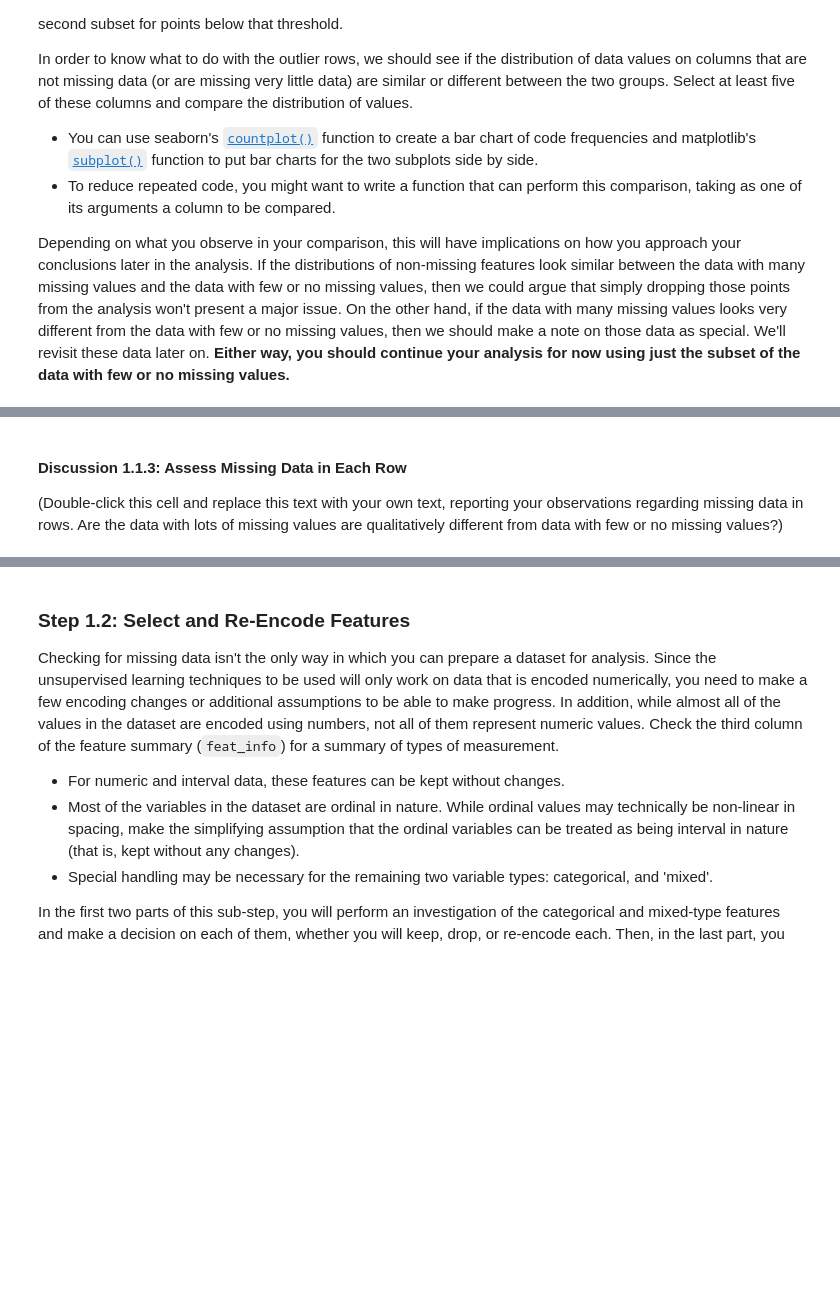
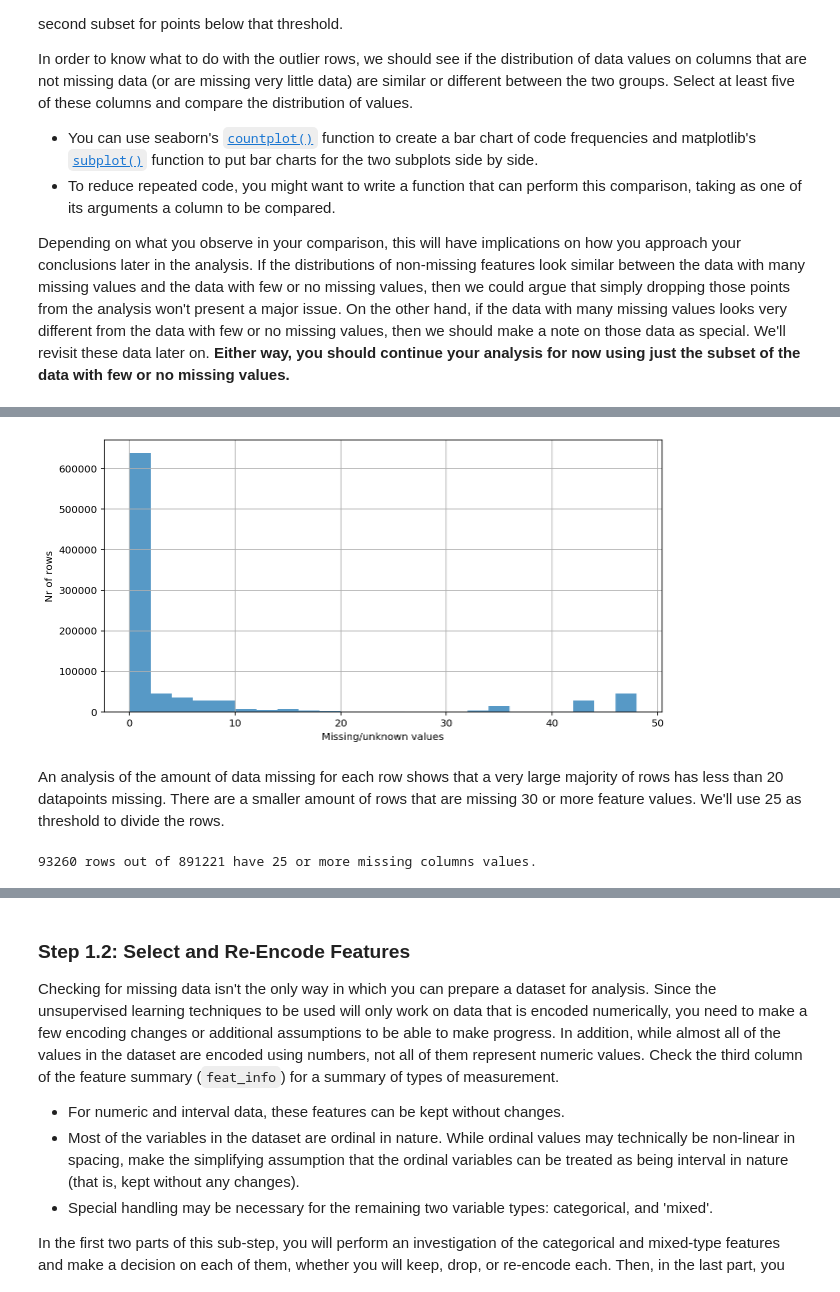
Before and after one commit to jkielbaey/mlnd-customer-segments, a Jupyter notebook: Identify_Customer_Segments.ipynb, the cells around one changed output, grey strips where cells are left out. Cells and saved outputs as stored; diff of their text form; code cells hidden in the pictures; blank space fills up the shorter version.

```diff
--- a/Identify_Customer_Segments.ipynb
+++ b/Identify_Customer_Segments.ipynb
@@ -70,3 +293,5 @@ For the remaining features, are there any patterns in which columns have, or sha
 # %%
 # Remove the outlier columns from the dataset. (You'll perform other data
 # engineering tasks such as re-encoding and imputation later.)
+
+azdias.drop(missing_column_names, axis=1, inplace=True)
@@ -86,3 +323,5 @@ In order to know what to do with the outlier rows, we should see if the distribu
 Depending on what you observe in your comparison, this will have implications on how you approach your conclusions later in the analysis. If the distributions of non-missing features look similar between the data with many missing values and the data with few or no missing values, then we could argue that simply dropping those points from the analysis won't present a major issue. On the other hand, if the data with many missing values looks very different from the data with few or no missing values, then we should make a note on those data as special. We'll revisit these data later on. **Either way, you should continue your analysis for now using just the subset of the data with few or no missing values.**
 # %%
 # How much data is missing in each row of the dataset?
+missing_rows = azdias.isnull().sum(axis=1)
+missing_rows
@@ -89,10 +358,23 @@ Depending on what you observe in your comparison, this will have implications on
+# %%
+plt.figure(figsize=(10, 5))
+plt.hist(missing_rows, bins=np.arange(0, 50, 2), alpha=0.75)
+plt.xlabel('Missing/unknown values')
+plt.ylabel('Nr of rows')
+plt.grid(True)
+plt.show()
+# %% [output]
+[figure, added]
+# %% [markdown]
+An analysis of the amount of data missing for each row shows that a very large majority of rows has less than 20 datapoints missing. There are a smaller amount of rows that are missing 30 or more feature values. We'll use 25 as threshold to divide the rows.
 # %%
 # Write code to divide the data into two subsets based on the number of missing
 # values in each row.
+
+missing_rows_many = missing_rows[missing_rows > 25]
+missing_rows_few = missing_rows[missing_rows <= 25]
+print(f"{missing_rows_many.shape[0]} rows out of {azdias.shape[0]} have 25 or more missing columns values.")
+# %% [output]
+93260 rows out of 891221 have 25 or more missing columns values.
 # %%
 # Compare the distribution of values for at least five columns where there are
 # no or few missing values, between the two subsets.
-# %% [markdown]
-#### Discussion 1.1.3: Assess Missing Data in Each Row
-
-(Double-click this cell and replace this text with your own text, reporting your observations regarding missing data in rows. Are the data with lots of missing values are qualitatively different from data with few or no missing values?)
```
Also changed, not shown: parts of 110 cells of this notebook.
